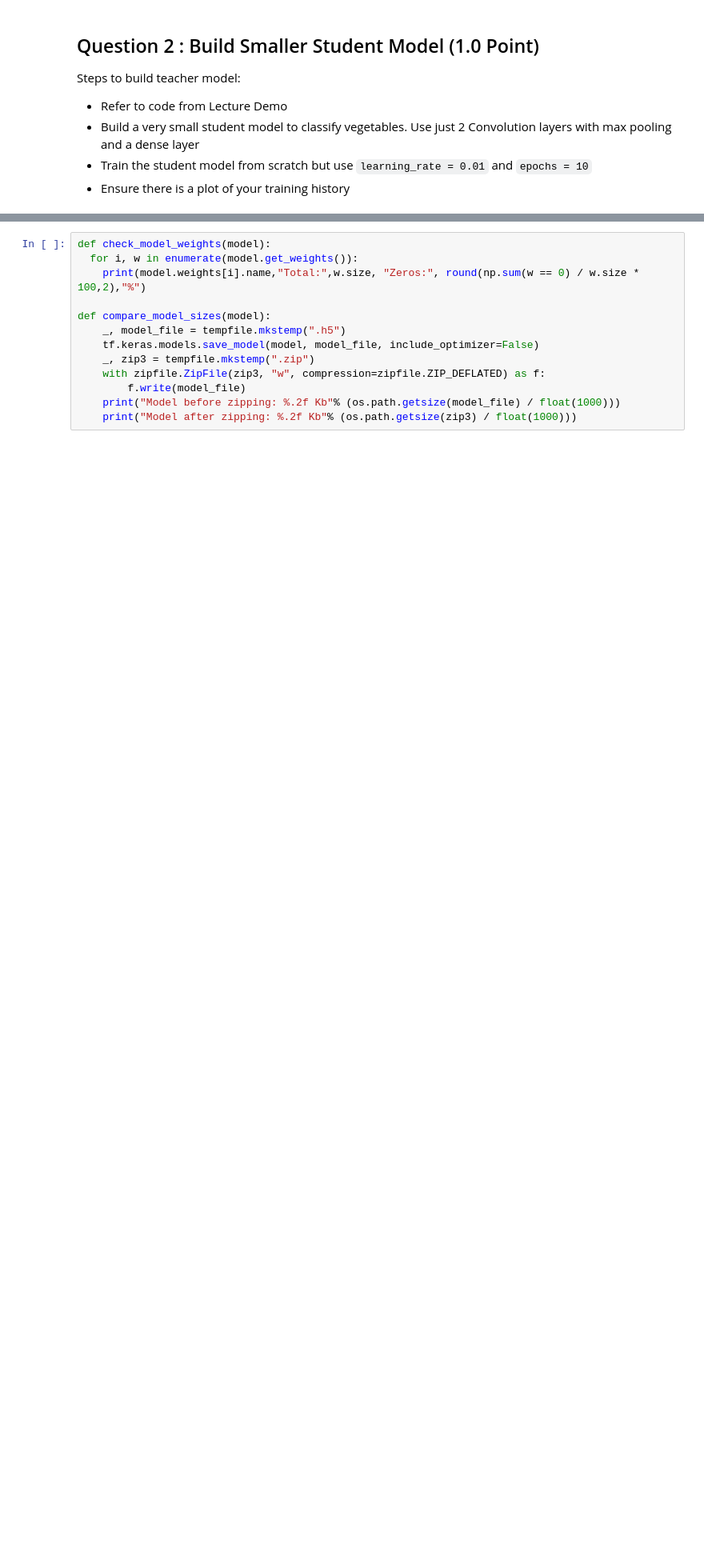
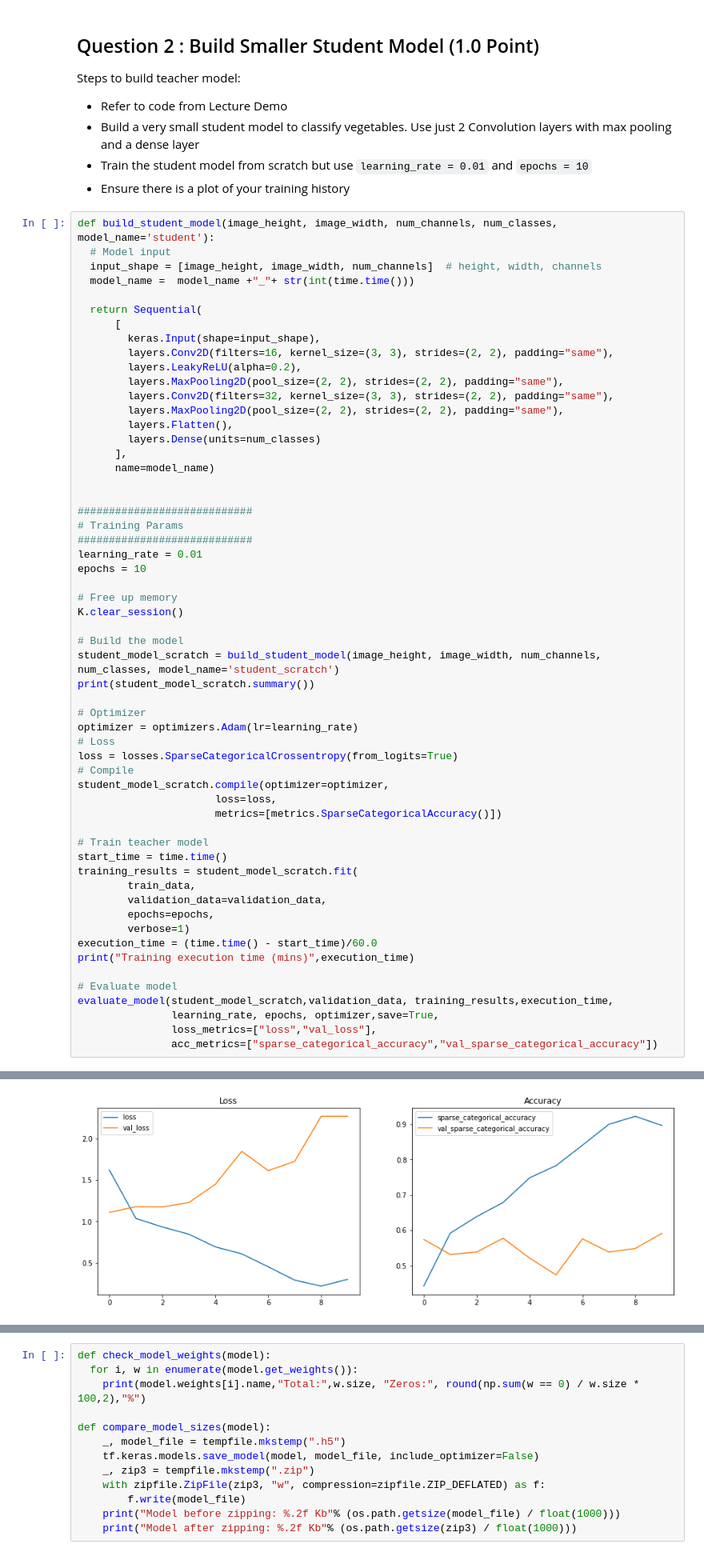
Before and after one commit to jackxxu/2020F-AC295, a Jupyter notebook: exercises/exercise8/AC 295 Fall 2020 Exercise 8.ipynb, the cells around one changed output, grey strips where cells are left out. Shown at 80% size. Cells and saved outputs as stored; diff of their text form; blank space fills up the shorter version.

```diff
--- a/exercises/exercise8/AC 295 Fall 2020 Exercise 8.ipynb
+++ b/exercises/exercise8/AC 295 Fall 2020 Exercise 8.ipynb
@@ -92,3 +455,61 @@ Steps to build teacher model:
 - Build a very small student model to classify vegetables. Use just 2 Convolution layers with max pooling and a dense layer
 - Train the student model from scratch but use `learning_rate = 0.01` and `epochs = 10`
 - Ensure there is a plot of your training history
+# %%
+def build_student_model(image_height, image_width, num_channels, num_classes, model_name='student'):
+  # Model input
+  input_shape = [image_height, image_width, num_channels]  # height, width, channels
+  model_name =  model_name +"_"+ str(int(time.time()))
+
+  return Sequential(
+      [
+        keras.Input(shape=input_shape),
+        layers.Conv2D(filters=16, kernel_size=(3, 3), strides=(2, 2), padding="same"),
+        layers.LeakyReLU(alpha=0.2),
+        layers.MaxPooling2D(pool_size=(2, 2), strides=(2, 2), padding="same"),
+        layers.Conv2D(filters=32, kernel_size=(3, 3), strides=(2, 2), padding="same"),
+        layers.MaxPooling2D(pool_size=(2, 2), strides=(2, 2), padding="same"),
+        layers.Flatten(),
+        layers.Dense(units=num_classes)
+      ],
+      name=model_name)
+
+
+############################
+# Training Params
+############################
+learning_rate = 0.01
+epochs = 10
+
+# Free up memory
+K.clear_session()
+
+# Build the model
+student_model_scratch = build_student_model(image_height, image_width, num_channels, num_classes, model_name='student_scratch')
+print(student_model_scratch.summary())
+
+# Optimizer
+optimizer = optimizers.Adam(lr=learning_rate)
+# Loss
+loss = losses.SparseCategoricalCrossentropy(from_logits=True)
+# Compile
+student_model_scratch.compile(optimizer=optimizer,
+                      loss=loss,
+                      metrics=[metrics.SparseCategoricalAccuracy()])
+
+# Train teacher model
+start_time = time.time()
+training_results = student_model_scratch.fit(
+        train_data,
+        validation_data=validation_data,
+        epochs=epochs,
+        verbose=1)
+execution_time = (time.time() - start_time)/60.0
+print("Training execution time (mins)",execution_time)
+
+# Evaluate model
+evaluate_model(student_model_scratch,validation_data, training_results,execution_time,
+               learning_rate, epochs, optimizer,save=True,
+               loss_metrics=["loss","val_loss"],
+               acc_metrics=["sparse_categorical_accuracy","val_sparse_categorical_accuracy"])
+# %% [output]
@@ -94,0 +533 @@ Steps to build teacher model:
+[figure, added]
```
Also changed, not shown: parts of 27 cells of this notebook.
